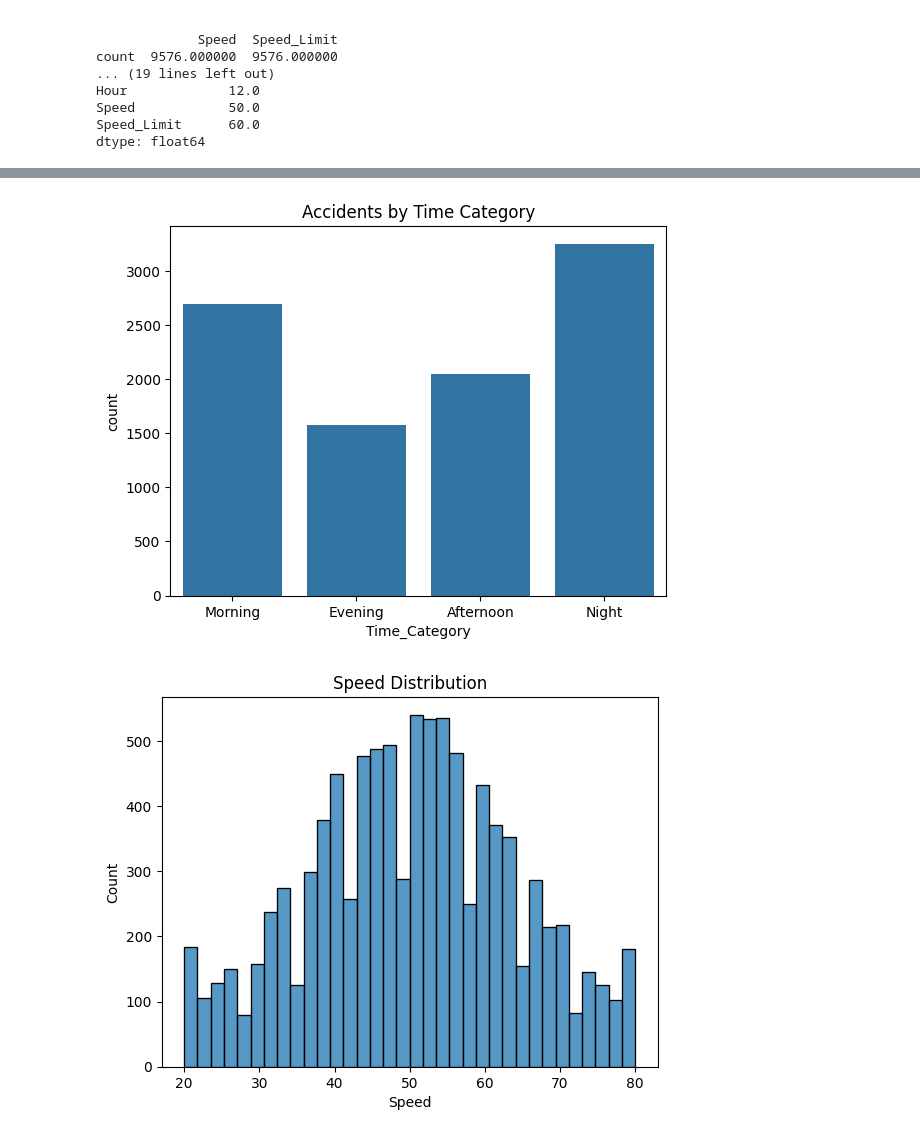
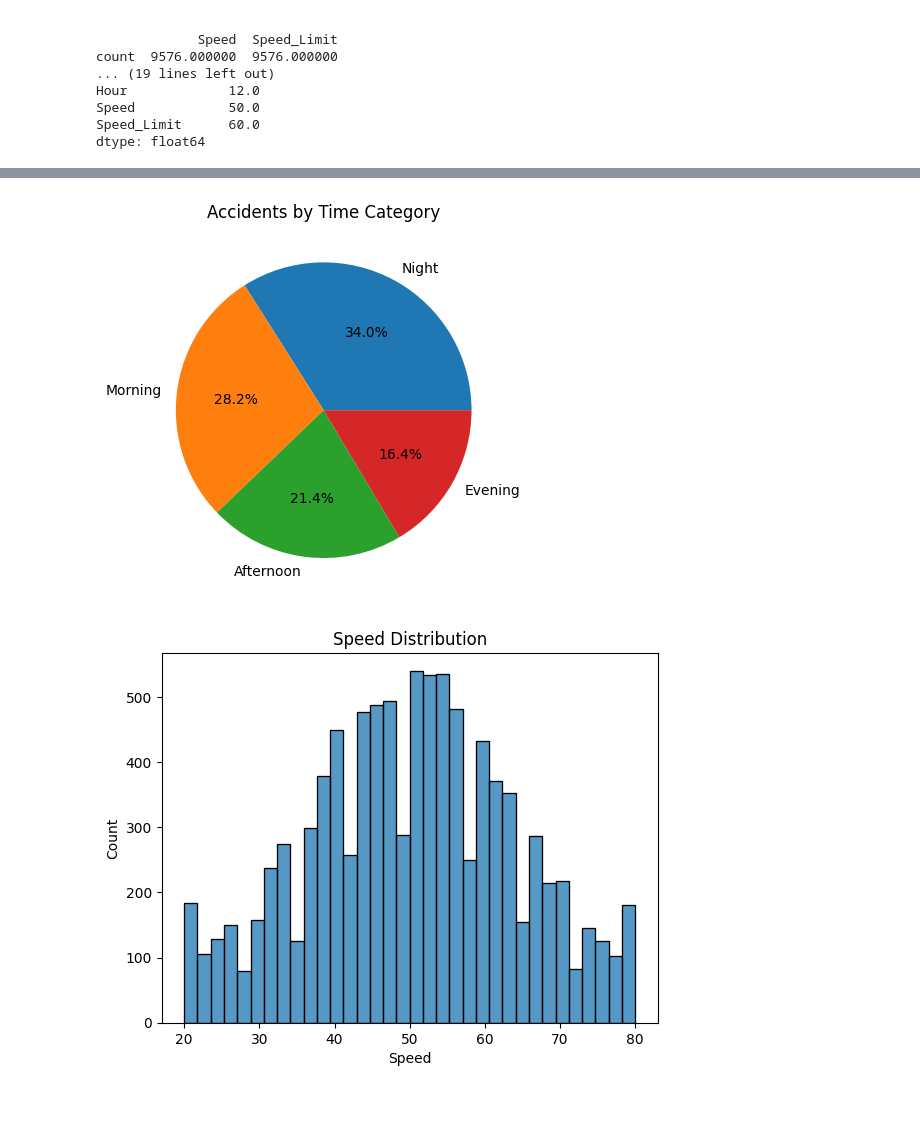
Before and after one commit to NikhilPrajapati73/Road-accident-analysis, a Jupyter notebook: final_project.ipynb, the cells around one changed output, grey strips where cells are left out. Saved outputs shown, nothing was run; the diff lists cells and outputs as text; code cells hidden in the pictures; blank space fills up the shorter version.

```diff
--- a/final_project.ipynb
+++ b/final_project.ipynb
@@ -103,9 +122,14 @@ dtype: float64
 # %%
-sns.countplot(x='Time_Category', data=df)
+import matplotlib.pyplot as plt
+
+data = df['Time_Category'].value_counts()
+
+plt.pie(data, labels=data.index, autopct='%1.1f%%')
 plt.title("Accidents by Time Category")
+
 plt.show()
 # %% [output]
-[figure, old version]
+[figure, new version]
 # %%
 sns.histplot(df['Speed'])
 plt.title("Speed Distribution")
```
Also changed, not shown: parts of 7 cells of this notebook.
